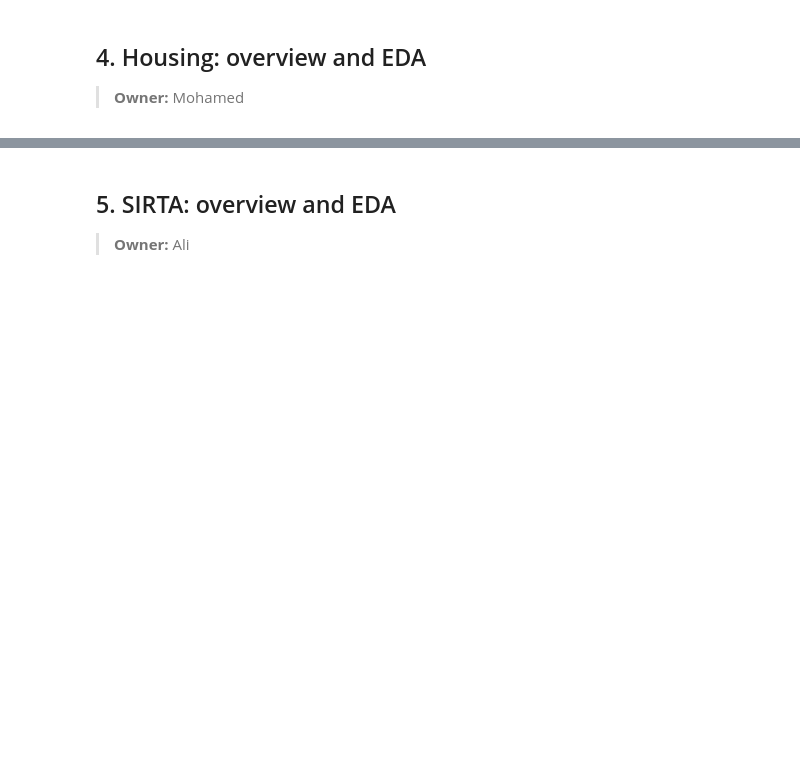
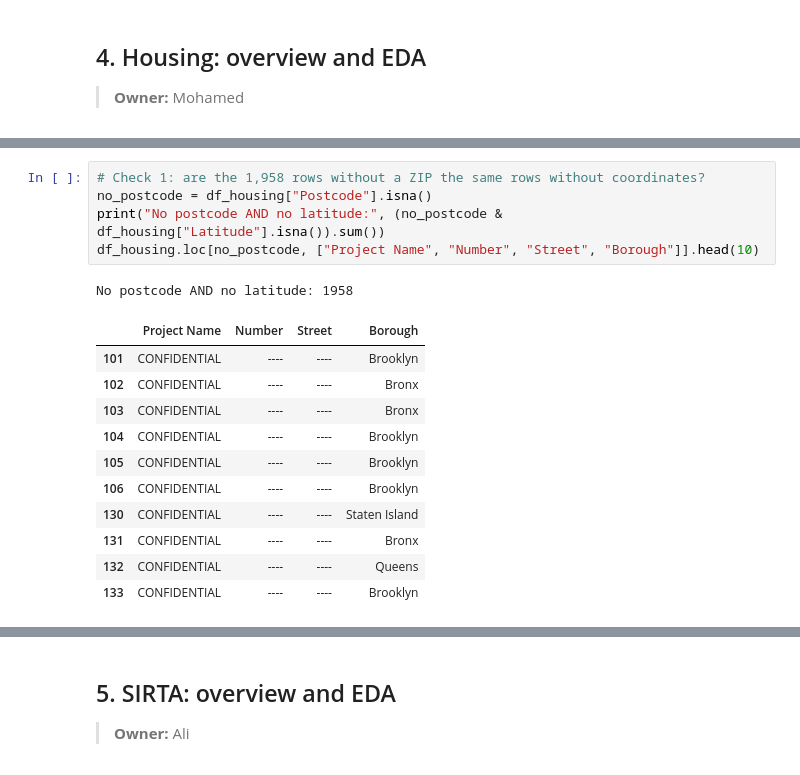
Before and after one commit to mohamednazmy23/nyc-housing-street-safety, a Jupyter notebook: notebooks/nyc_dev_project.ipynb, the cells around one changed output, grey strips where cells are left out. Saved outputs shown, nothing was run; the diff lists cells and outputs as text; blank space fills up the shorter version.

```diff
--- a/notebooks/nyc_dev_project.ipynb
+++ b/notebooks/nyc_dev_project.ipynb
@@ -55,0 +145,18 @@ Imports and constants.
+# %%
+# Check 1: are the 1,958 rows without a ZIP the same rows without coordinates?
+no_postcode = df_housing["Postcode"].isna()
+print("No postcode AND no latitude:", (no_postcode & df_housing["Latitude"].isna()).sum())
+df_housing.loc[no_postcode, ["Project Name", "Number", "Street", "Borough"]].head(10)
+# %% [output]
+No postcode AND no latitude: 1958
+|  | Project Name | Number | Street | Borough |
+| 101 | CONFIDENTIAL | ---- | ---- | Brooklyn |
+| 102 | CONFIDENTIAL | ---- | ---- | Bronx |
+| 103 | CONFIDENTIAL | ---- | ---- | Bronx |
+| 104 | CONFIDENTIAL | ---- | ---- | Brooklyn |
+| 105 | CONFIDENTIAL | ---- | ---- | Brooklyn |
+| 106 | CONFIDENTIAL | ---- | ---- | Brooklyn |
+| 130 | CONFIDENTIAL | ---- | ---- | Staten Island |
+| 131 | CONFIDENTIAL | ---- | ---- | Bronx |
+| 132 | CONFIDENTIAL | ---- | ---- | Queens |
+| 133 | CONFIDENTIAL | ---- | ---- | Brooklyn |
```
Also changed, not shown: parts of 15 cells of this notebook.
